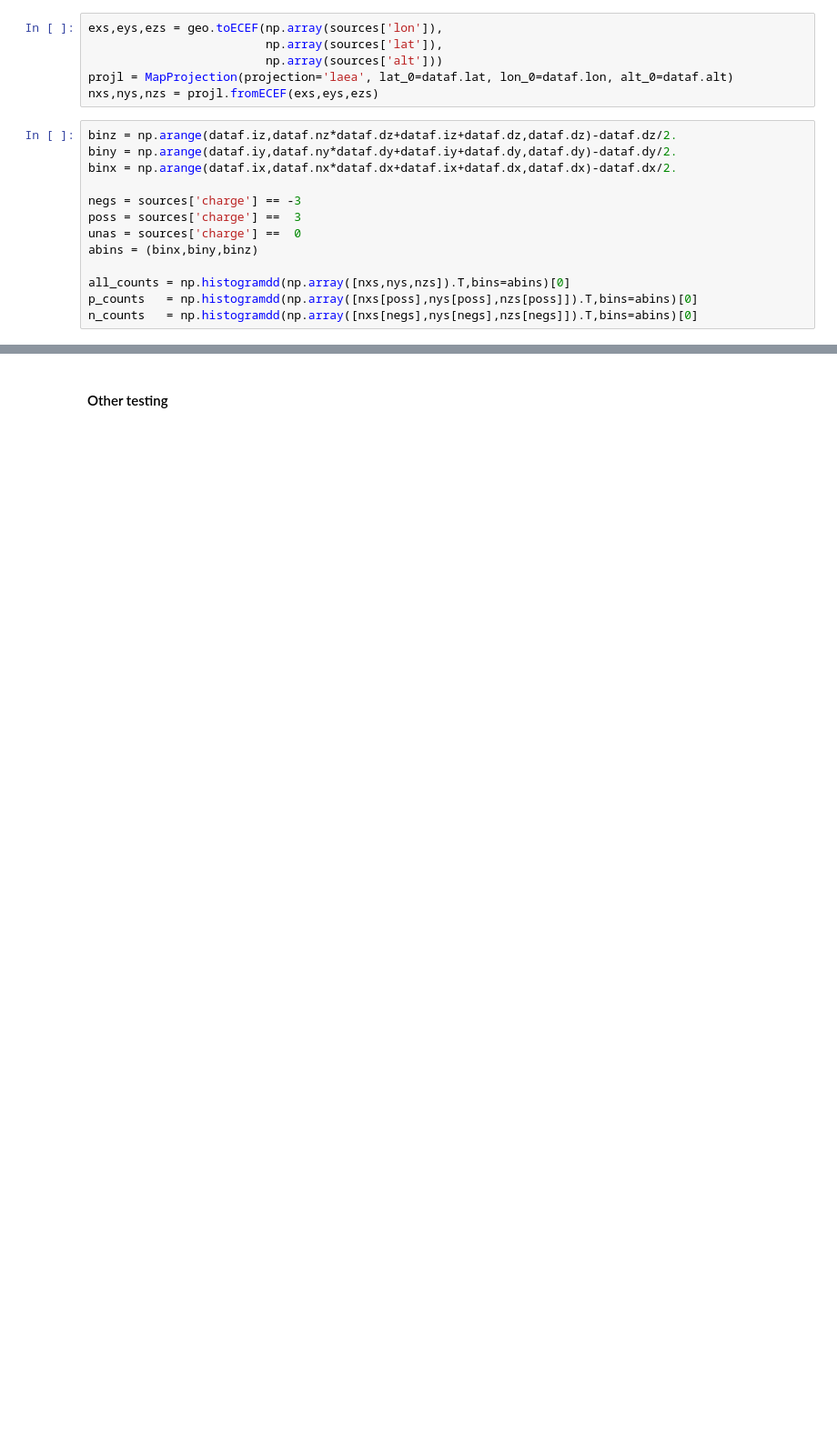
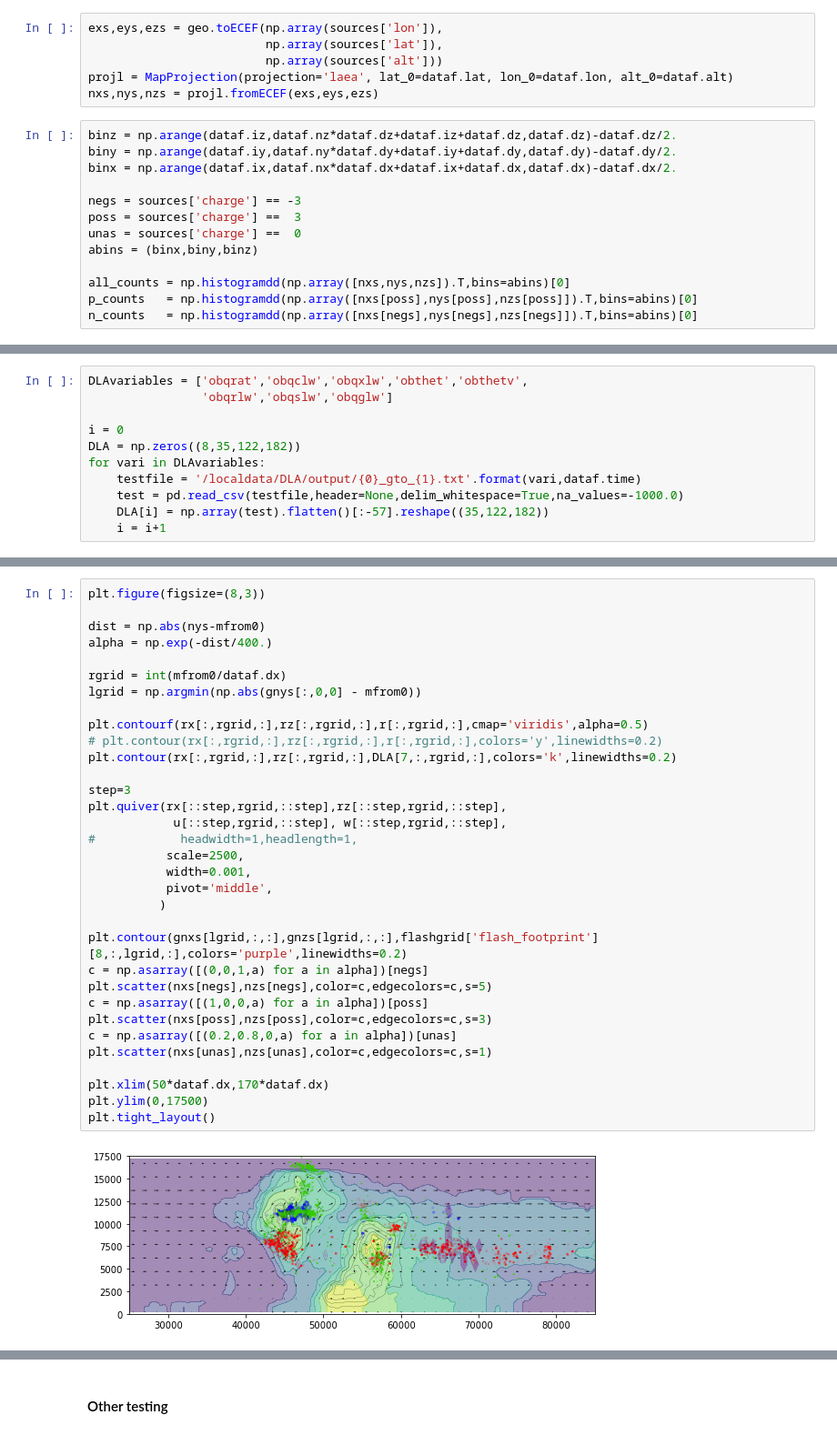
Before and after one commit to vbalderdash/varout_data, a Jupyter notebook: readout.ipynb, the cells around one changed output, grey strips where cells are left out. Shown: that part at 91% size. Saved outputs shown, nothing was run; the diff lists cells and outputs as text; blank space fills up the shorter version.

```diff
--- a/readout.ipynb
+++ b/readout.ipynb
@@ -111,0 +151,11 @@ plt.tight_layout()
+# %%
+DLAvariables = ['obqrat','obqclw','obqxlw','obthet','obthetv',
+                'obqrlw','obqslw','obqglw']
+
+i = 0
+DLA = np.zeros((8,35,122,182))
+for vari in DLAvariables:
+    testfile = '/localdata/DLA/output/{0}_gto_{1}.txt'.format(vari,dataf.time)
+    test = pd.read_csv(testfile,header=None,delim_whitespace=True,na_values=-1000.0)
+    DLA[i] = np.array(test).flatten()[:-57].reshape((35,122,182))
+    i = i+1
@@ -111,0 +174,35 @@ plt.tight_layout()
+# %%
+plt.figure(figsize=(8,3))
+
+dist = np.abs(nys-mfrom0)
+alpha = np.exp(-dist/400.)
+
+rgrid = int(mfrom0/dataf.dx)
+lgrid = np.argmin(np.abs(gnys[:,0,0] - mfrom0))
+
+plt.contourf(rx[:,rgrid,:],rz[:,rgrid,:],r[:,rgrid,:],cmap='viridis',alpha=0.5)
+# plt.contour(rx[:,rgrid,:],rz[:,rgrid,:],r[:,rgrid,:],colors='y',linewidths=0.2)
+plt.contour(rx[:,rgrid,:],rz[:,rgrid,:],DLA[7,:,rgrid,:],colors='k',linewidths=0.2)
+
+step=3
+plt.quiver(rx[::step,rgrid,::step],rz[::step,rgrid,::step],
+            u[::step,rgrid,::step], w[::step,rgrid,::step],
+#            headwidth=1,headlength=1,
+           scale=2500,
+           width=0.001,
+           pivot='middle',
+          )
+
+plt.contour(gnxs[lgrid,:,:],gnzs[lgrid,:,:],flashgrid['flash_footprint'][8,:,lgrid,:],colors='purple',linewidths=0.2)
+c = np.asarray([(0,0,1,a) for a in alpha])[negs]
+plt.scatter(nxs[negs],nzs[negs],color=c,edgecolors=c,s=5)
+c = np.asarray([(1,0,0,a) for a in alpha])[poss]
+plt.scatter(nxs[poss],nzs[poss],color=c,edgecolors=c,s=3)
+c = np.asarray([(0.2,0.8,0,a) for a in alpha])[unas]
+plt.scatter(nxs[unas],nzs[unas],color=c,edgecolors=c,s=1)
+
+plt.xlim(50*dataf.dx,170*dataf.dx)
+plt.ylim(0,17500)
+plt.tight_layout()
+# %% [output]
+[figure, added]
```
Also changed, not shown: parts of 25 cells of this notebook.
